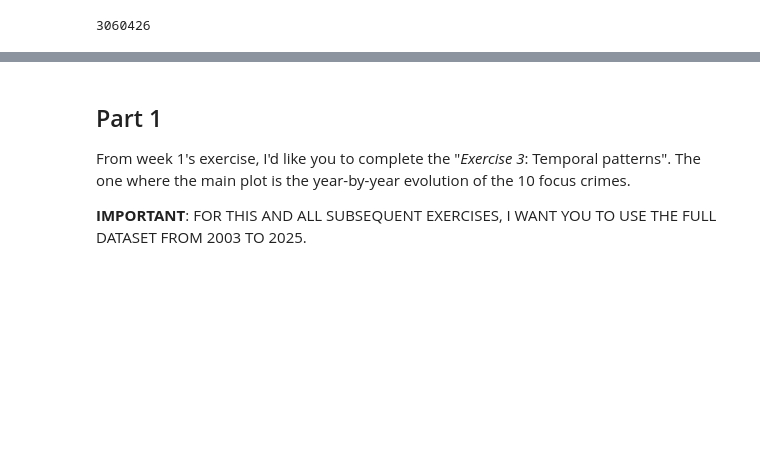
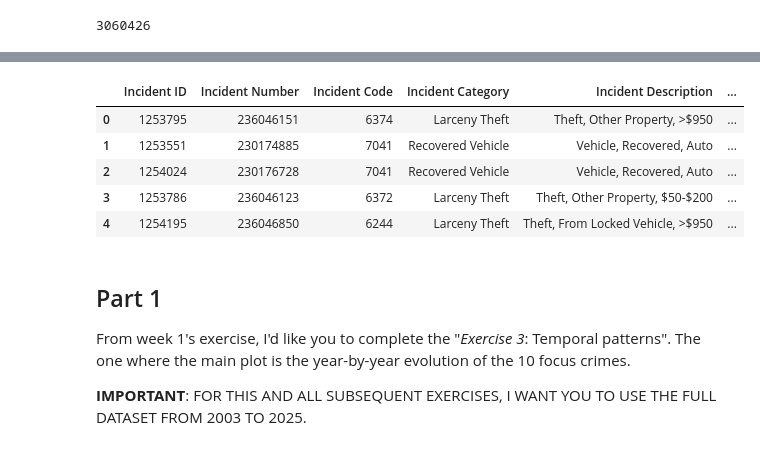
Before and after one commit to ThomasRoennebek/Social_data-analysis_and_visualization, a Jupyter notebook: Assignment 1/Assignment1_Solved.ipynb, the cells around one changed output, grey strips where cells are left out. Drawn from its saved outputs; the diff is of its cells as text; code cells hidden in the pictures; blank space fills up the shorter version.

```diff
--- a/Assignment 1/Assignment1_Solved.ipynb
+++ b/Assignment 1/Assignment1_Solved.ipynb
@@ -21,2 +44,11 @@ len(sf_crime_data)
+# %%
+sf_crime_data.head()
+# %% [output]
+|  | Incident ID | Incident Number | Incident Code | Incident Category | Incident Description | ... |
+| 0 | 1253795 | 236046151 | 6374 | Larceny Theft | Theft, Other Property, >$950 | ... |
+| 1 | 1253551 | 230174885 | 7041 | Recovered Vehicle | Vehicle, Recovered, Auto | ... |
+| 2 | 1254024 | 230176728 | 7041 | Recovered Vehicle | Vehicle, Recovered, Auto | ... |
+| 3 | 1253786 | 236046123 | 6372 | Larceny Theft | Theft, Other Property, $50-$200 | ... |
+| 4 | 1254195 | 236046850 | 6244 | Larceny Theft | Theft, From Locked Vehicle, >$950 | ... |
 # %%
 sf_crime_data["Incident Date"] = pd.to_datetime(sf_crime_data ["Incident Date"], format="%Y-%m-%d")
```
Also changed, not shown: parts of 3 cells of this notebook.
